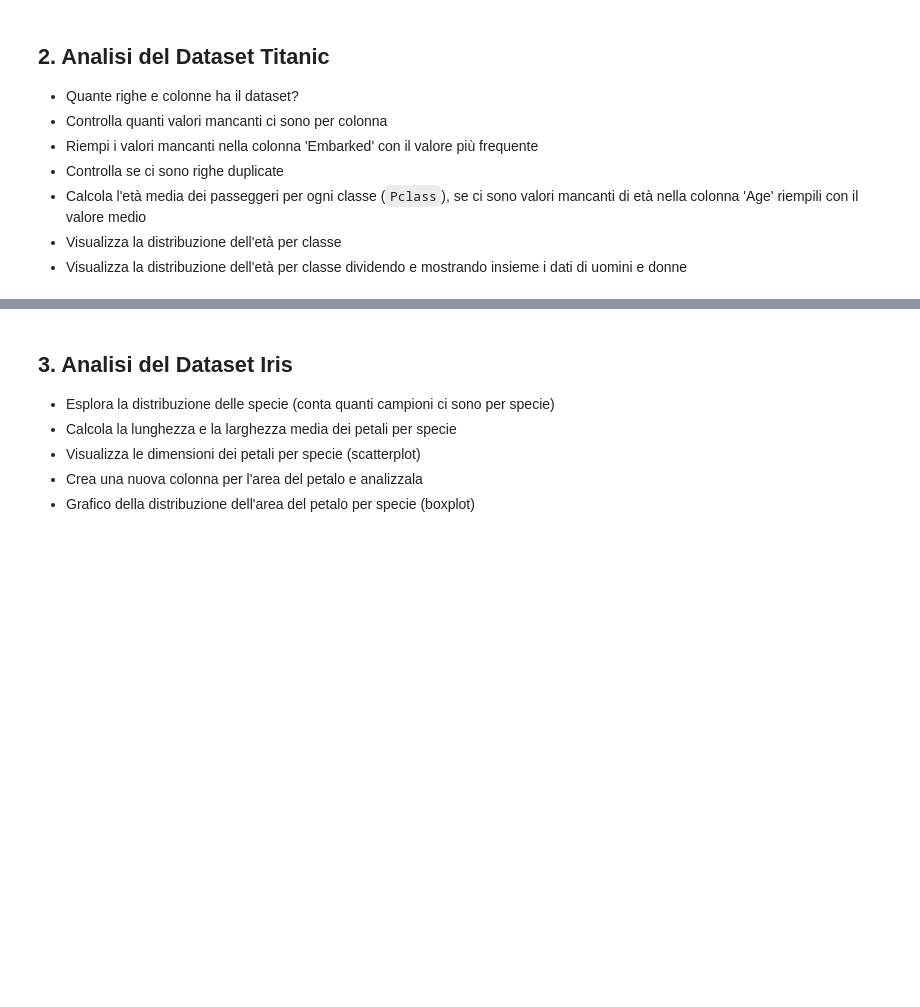
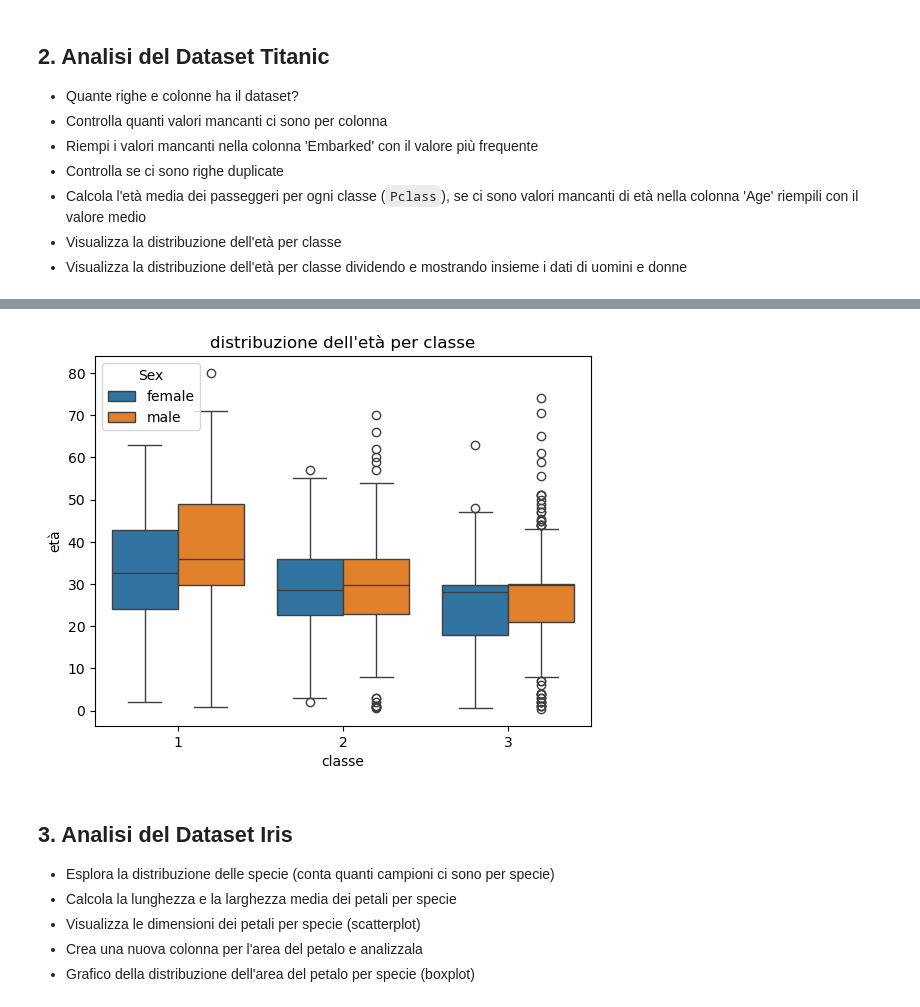
Before and after one commit to mattialuvisetto/ProgrammingLab, a Jupyter notebook: ESERCIZILAB2/5.4_Esercizi_lez_5.ipynb, the cells around one changed output, grey strips where cells are left out. Drawn from its saved outputs; the diff is of its cells as text; code cells hidden in the pictures; blank space fills up the shorter version.

```diff
--- a/ESERCIZILAB2/5.4_Esercizi_lez_5.ipynb
+++ b/ESERCIZILAB2/5.4_Esercizi_lez_5.ipynb
@@ -39,3 +130,11 @@ df.head()
+# %%
+sns.boxplot(data=df, x="Pclass", y="Age", hue="Sex")
+plt.title("distribuzione dell'età per classe")
+plt.xlabel("classe")
+plt.ylabel("età")
+plt.show()
+# %% [output]
+[figure, added]
 # %% [markdown]
 ## 3. Analisi del Dataset Iris
 
```
Also changed, not shown: parts of 15 cells of this notebook, 4 other files.
